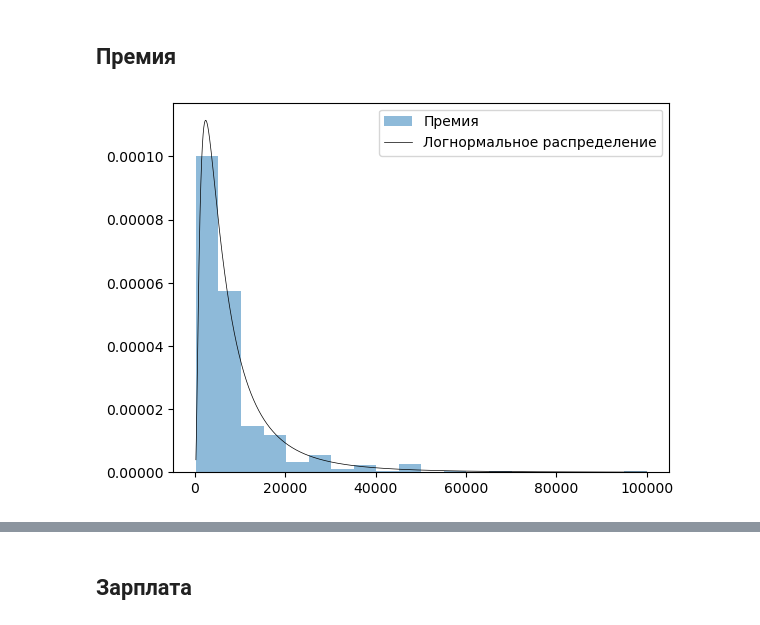
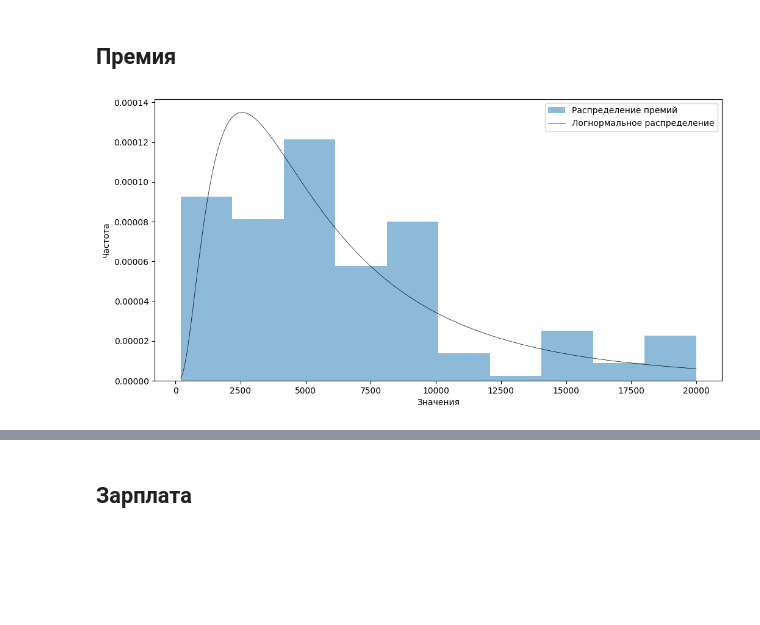
Before and after one commit to shtykinao/Maths_in_ML, a Jupyter notebook: lab3/SAMPLE.ipynb, the cells around one changed output, grey strips where cells are left out. Drawn from its saved outputs; the diff is of its cells as text; code cells hidden in the pictures; blank space fills up the shorter version.

```diff
--- a/lab3/SAMPLE.ipynb
+++ b/lab3/SAMPLE.ipynb
@@ -17,5 +18,5 @@ from math import exp
 # %%
-file_path = '/Users/user/Downloads/r29i_os_73.sav'
+file_path = 'data/r29i_os_73.sav'
 df, meta = pyreadstat.read_sav(file_path)
 # %% [markdown]
 ## Отпуск
@@ -105,24 +120,24 @@ plt.show()
 ## Премия
 # %%
 bon = df['yj10.2'].dropna().tolist()
-
-#bon = [1 if i == 99999996.0 else i for i in bon if i < 99999997]
-bon = [i for i in bon if i < 99999996]
-
-#https://intro.quantecon.org/mle.html
+bon = np.array([i for i in bon if i <= 20500 and i>0])
 
 ln_bon = np.log(bon)
 μ_hat_bon = np.mean(ln_bon)
 num = (ln_bon - μ_hat_bon)**2
 σ_hat_bon = (np.mean(num))**(1/2)
 
 dist_lognorm_bon = lognorm(σ_hat_bon, scale = exp(μ_hat_bon))
 
-x = np.arange(int(min(bon))-1, int(max(bon))+1 )
-plt.hist(bon, density=True, bins=20, histtype='stepfilled', alpha=0.5,label='Премия')
+x = np.arange(int(min(bon)), int(max(bon))+1 )
+plt.figure(figsize=(12, 6))
+plt.hist(bon, density=True, bins=10, histtype='stepfilled', alpha=0.5,label='Распределение премий')
 plt.plot(x, dist_lognorm_bon.pdf(x), 'k-', lw=0.5, label='Логнормальное распределение')
+
+plt.xlabel('Значения')
+plt.ylabel('Частота')
 plt.legend()
 plt.show()
 # %% [output]
-[figure, old version]
+[figure, new version]
 # %%
```
Also changed, not shown: parts of 15 cells of this notebook, 24 other files.
